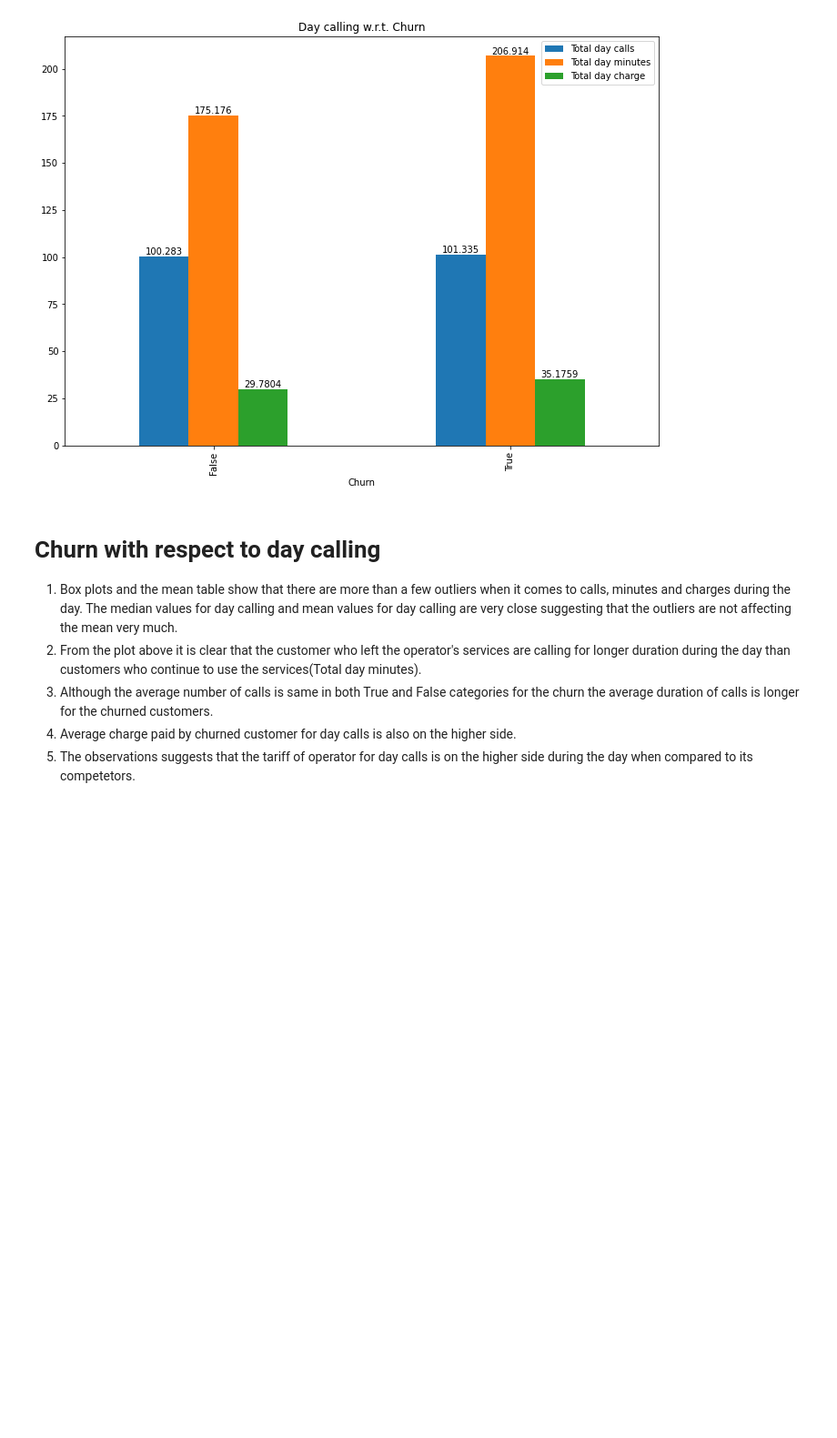
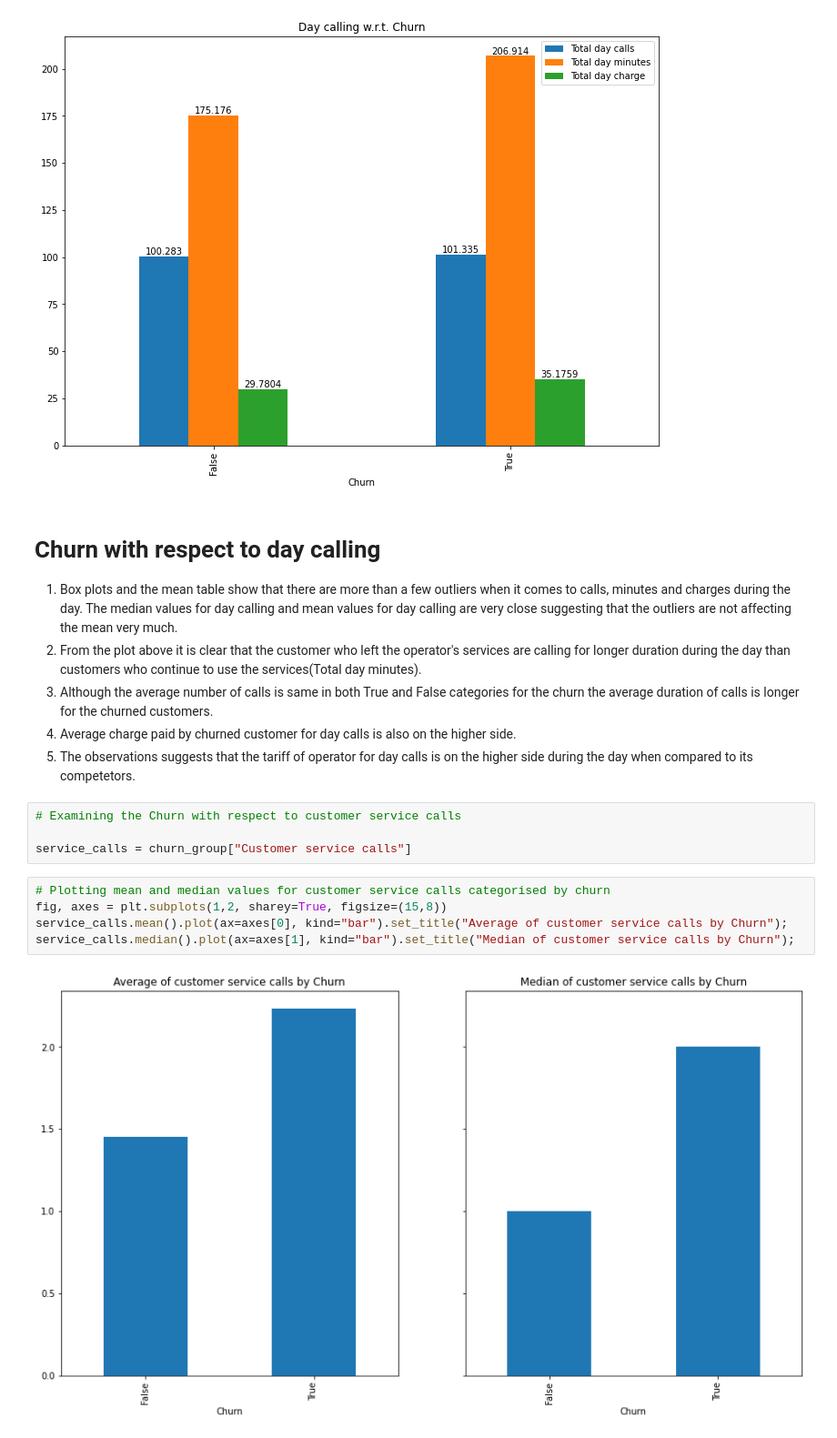
Before and after one commit to Sourabhpatel1/Capstone-Project-EDA-AlmaBatter, a Jupyter notebook: EDA_on_Telecom_Churn_Dataset(Capstone_Project_1).ipynb, the cells around one changed output. Shown: that part at 91% size. Drawn from its saved outputs; the diff is of its cells as text; blank space fills up the shorter version.

```diff
--- a/EDA_on_Telecom_Churn_Dataset(Capstone_Project_1).ipynb
+++ b/EDA_on_Telecom_Churn_Dataset(Capstone_Project_1).ipynb
@@ -364,3 +369,14 @@ for container in ax.containers:
 3. Although the average number of calls is same in both True and False categories for the churn the average duration of calls is longer for the churned customers.
 4. Average charge paid by churned customer for day calls is also on the higher side.
 5. The observations suggests that the tariff of operator for day calls is on the higher side during the day when compared to its competetors.
+# %%
+# Examining the Churn with respect to customer service calls
+
+service_calls = churn_group["Customer service calls"]
+# %%
+# Plotting mean and median values for customer service calls categorised by churn
+fig, axes = plt.subplots(1,2, sharey=True, figsize=(15,8))
+service_calls.mean().plot(ax=axes[0], kind="bar").set_title("Average of customer service calls by Churn");
+service_calls.median().plot(ax=axes[1], kind="bar").set_title("Median of customer service calls by Churn");
+# %% [output]
+[figure, added]
```
Also changed, not shown: parts of 10 cells of this notebook.
